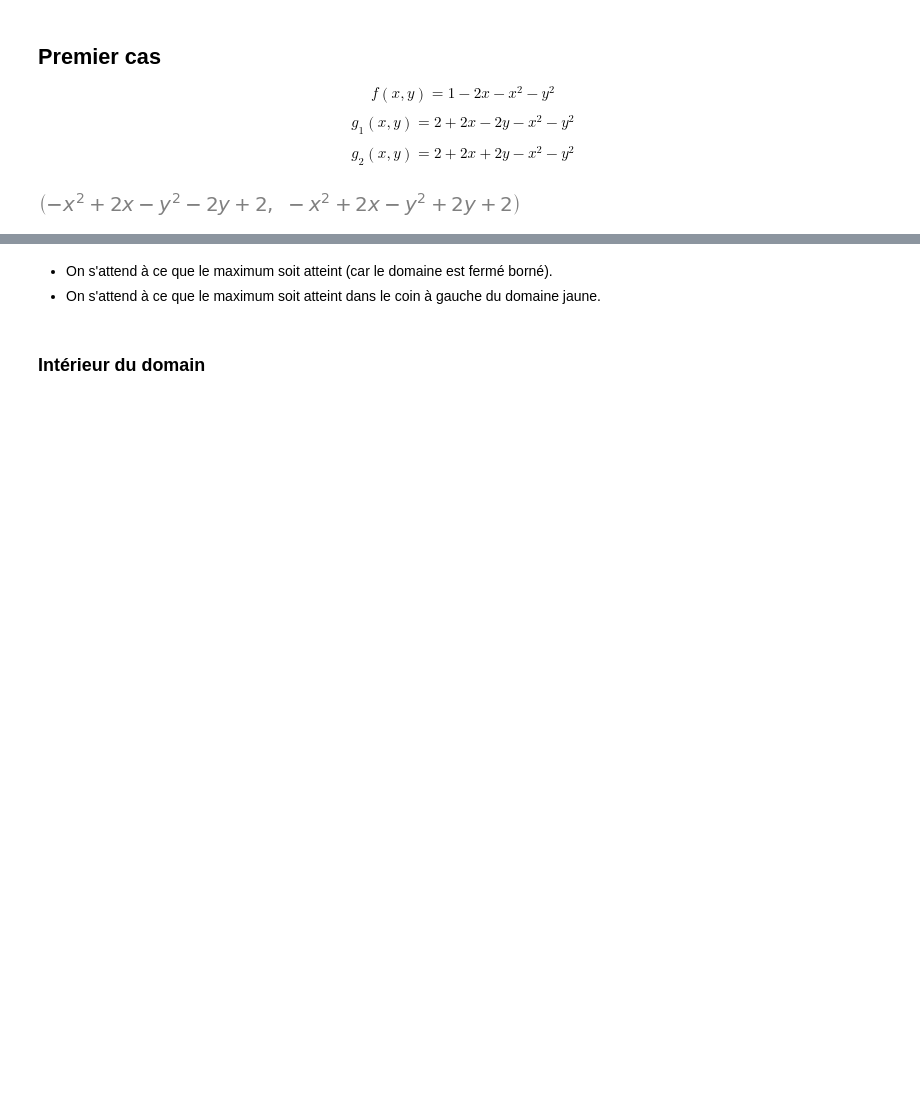
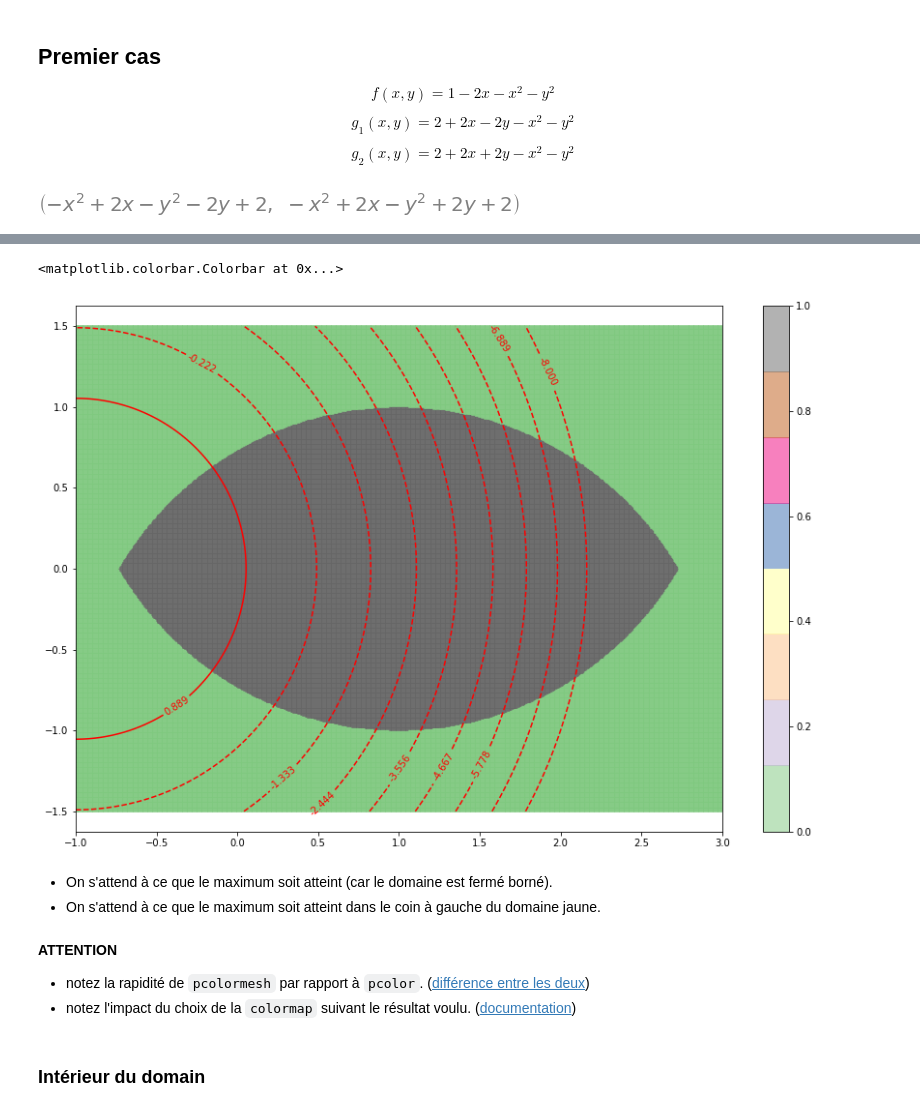
Before and after one commit to MECEN-TOURS/SI-2020-2021, a Jupyter notebook: exercice_introductif/Exercices.ipynb, the cells around one changed output, grey strips where cells are left out. Cells and saved outputs as stored; diff of their text form; code cells hidden in the pictures; blank space fills up the shorter version.

```diff
--- a/exercice_introductif/Exercices.ipynb
+++ b/exercice_introductif/Exercices.ipynb
@@ -72,0 +117,17 @@ repere.clabel(c)
+# %%
+%%time
+figure, repere = plt.subplots()
+repere.axis("equal")
+
+
+Z = np.where((G1 >= 0) & (G2 >= 0), 1, 0)
+zonage = repere.pcolormesh(X, Y, Z, cmap="Accent", alpha=0.5, shading="auto")
+
+c = repere.contour(X, Y, F, levels=np.linspace(-8, 2, 10), colors="red")
+repere.clabel(c)
+#c1 = repere.contour(X, Y, G1, levels=[0], colors="blue")
+#repere.clabel(c1)
+#c2 = repere.contour(X, Y, G2, levels=[0], colors="red")
+#repere.clabel(c2)
+figure.colorbar(zonage)
+# %% [output]
@@ -73,6 +136,12 @@ repere.clabel(c)
+<matplotlib.colorbar.Colorbar at 0x...>
+[figure, added]
 # %% [markdown]
 - On s'attend à ce que le maximum soit atteint (car le domaine est fermé borné).
 - On s'attend à ce que le maximum soit atteint dans le coin à gauche du domaine jaune.
+# %% [markdown]
+**ATTENTION**
+- notez la rapidité de `pcolormesh` par rapport à `pcolor`. ([différence entre les deux](https://matplotlib.org/3.1.1/api/_as_gen/matplotlib.pyplot.pcolormesh.html#differences-pcolor-pcolormesh))
+- notez l'impact du choix de la `colormap` suivant le résultat voulu. ([documentation](https://matplotlib.org/stable/tutorials/colors/colormaps.html))
 # %% [markdown]
 ### Intérieur du domain
 # %%
```
Also changed, not shown: parts of 6 cells of this notebook.
